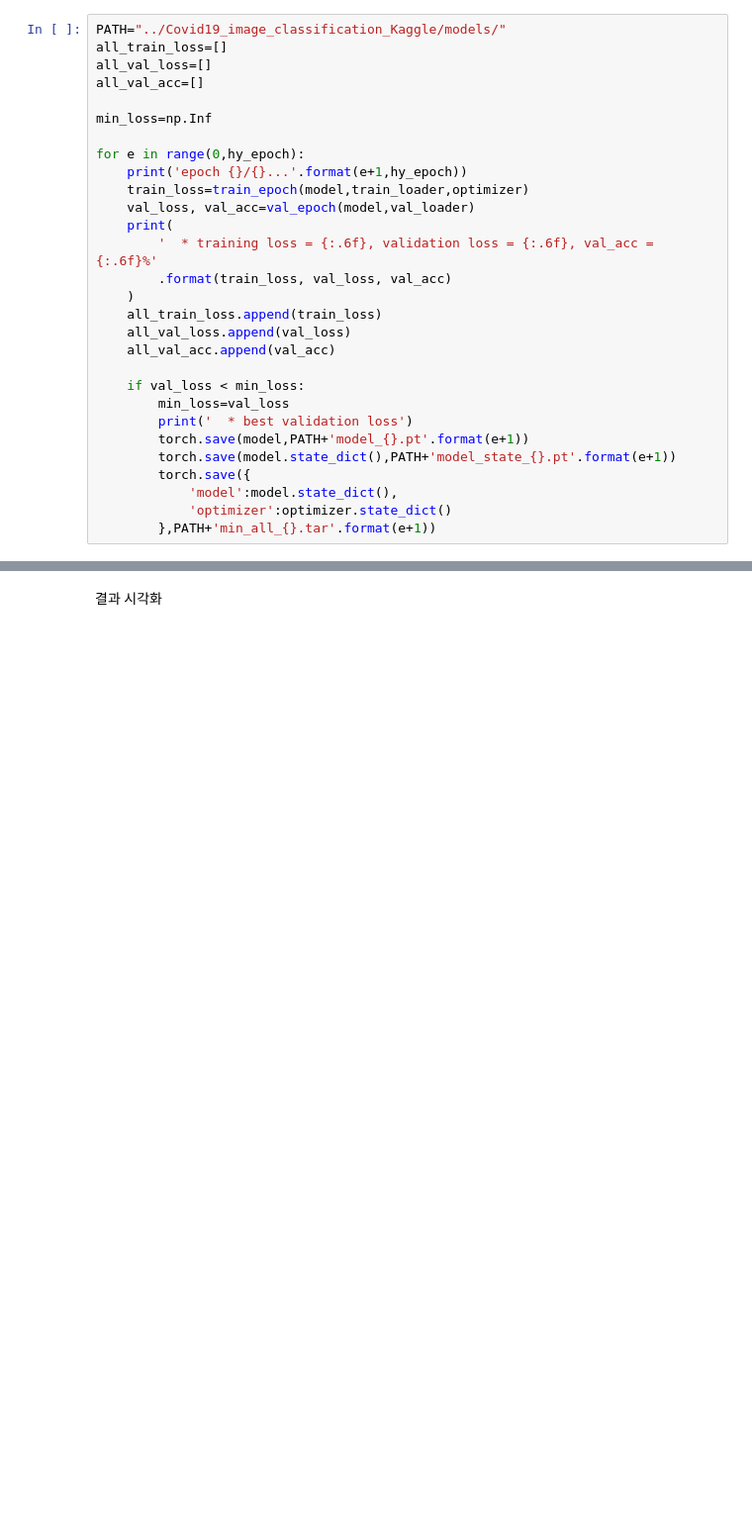
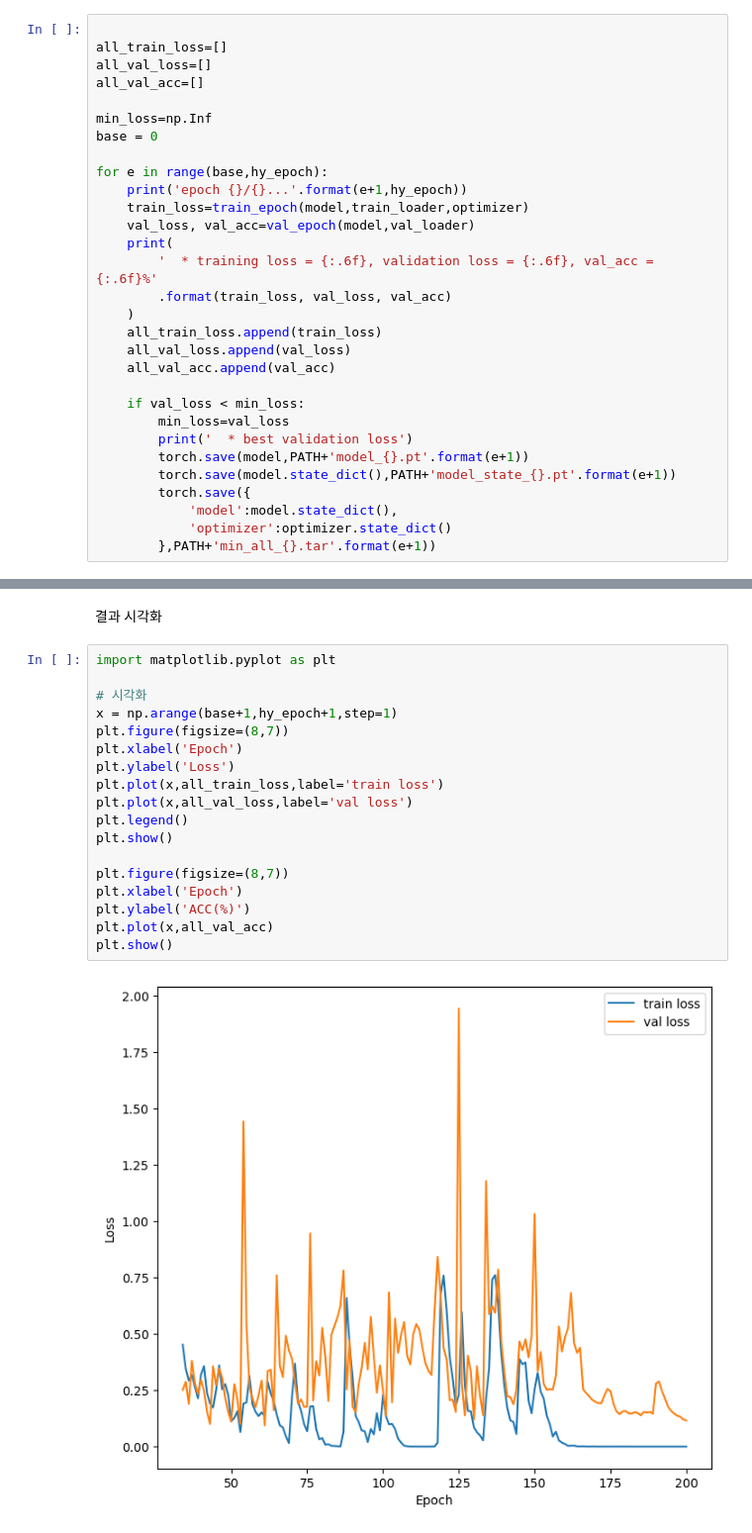
Before and after one commit to bellbpng/Covid19_image_classification_Kaggle, a Jupyter notebook: covid19-classification.ipynb, the cells around one changed output, grey strips where cells are left out. Shown at 99% size. Cells and saved outputs as stored; diff of their text form; blank space fills up the shorter version.

```diff
--- a/covid19-classification.ipynb
+++ b/covid19-classification.ipynb
@@ -213,14 +238,15 @@ def val_epoch(model, dataloader):
 # %% [markdown]
 모델 훈련
 # %%
-PATH="../Covid19_image_classification_Kaggle/models/"
+
 all_train_loss=[]
 all_val_loss=[]
 all_val_acc=[]
 
 min_loss=np.Inf
+base = 0
 
-for e in range(0,hy_epoch):
+for e in range(base,hy_epoch):
     print('epoch {}/{}...'.format(e+1,hy_epoch))
     train_loss=train_epoch(model,train_loader,optimizer)
     val_loss, val_acc=val_epoch(model,val_loader)
@@ -249,2 +288,22 @@ epoch 2/100...
 # %% [markdown]
 결과 시각화
+# %%
+import matplotlib.pyplot as plt
+
+# 시각화
+x = np.arange(base+1,hy_epoch+1,step=1)
+plt.figure(figsize=(8,7))
+plt.xlabel('Epoch')
+plt.ylabel('Loss')
+plt.plot(x,all_train_loss,label='train loss')
+plt.plot(x,all_val_loss,label='val loss')
+plt.legend()
+plt.show()
+
+plt.figure(figsize=(8,7))
+plt.xlabel('Epoch')
+plt.ylabel('ACC(%)')
+plt.plot(x,all_val_acc)
+plt.show()
+# %% [output]
+[figure, added]
```
Also changed, not shown: parts of 8 cells of this notebook.
